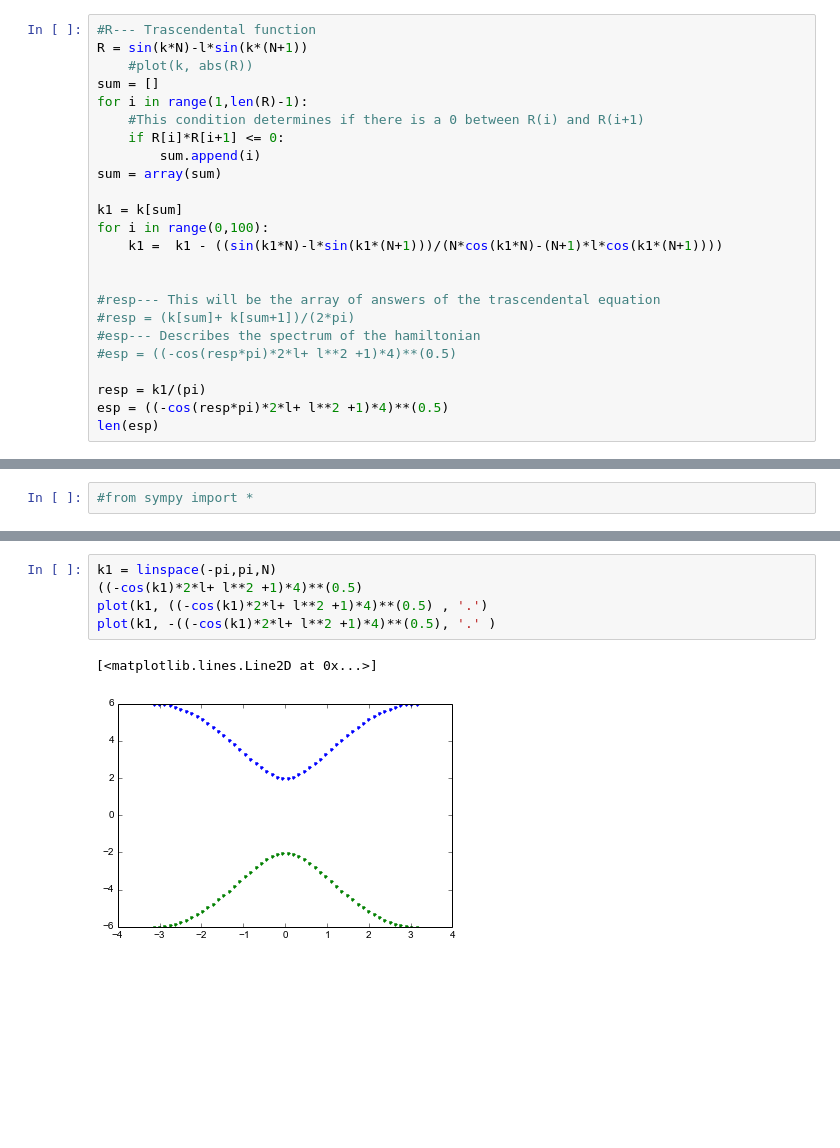
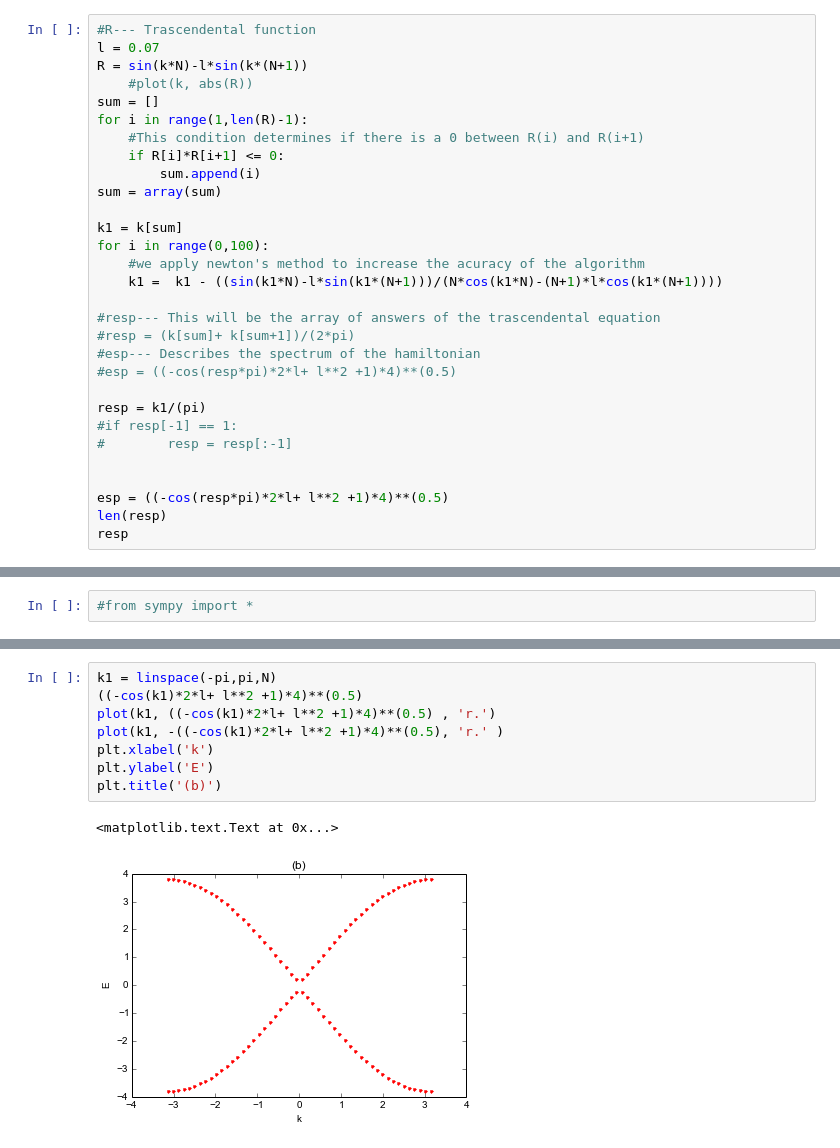
Before and after one commit to cifu9502/Thesis, a Jupyter notebook: Thesis/Solution Trascendental.ipynb, the cells around one changed output, grey strips where cells are left out. Cells and saved outputs as stored; diff of their text form; blank space fills up the shorter version.

```diff
--- a/Thesis/Solution Trascendental.ipynb
+++ b/Thesis/Solution Trascendental.ipynb
@@ -29,5 +91,6 @@ WARNING: pylab import has clobbered these variables: ['sum']
 # %%
 #R--- Trascendental function
+l = 0.07
 R = sin(k*N)-l*sin(k*(N+1))
     #plot(k, abs(R))
 sum = []
@@ -39,8 +102,8 @@ sum = array(sum)
 
 k1 = k[sum]
 for i in range(0,100):
+    #we apply newton's method to increase the acuracy of the algorithm
     k1 =  k1 - ((sin(k1*N)-l*sin(k1*(N+1)))/(N*cos(k1*N)-(N+1)*l*cos(k1*(N+1))))
-
 
 #resp--- This will be the array of answers of the trascendental equation
 #resp = (k[sum]+ k[sum+1])/(2*pi)
@@ -48,6 +111,11 @@ for i in range(0,100):
 #esp = ((-cos(resp*pi)*2*l+ l**2 +1)*4)**(0.5)
 
 resp = k1/(pi)
+#if resp[-1] == 1:
+#        resp = resp[:-1]
+
+
 esp = ((-cos(resp*pi)*2*l+ l**2 +1)*4)**(0.5)
-len(esp)
+len(resp)
+resp
 # %% [output]
@@ -380,10 +421,13 @@ array([ 0.5,  2. ])
 # %%
 k1 = linspace(-pi,pi,N)
 ((-cos(k1)*2*l+ l**2 +1)*4)**(0.5)
-plot(k1, ((-cos(k1)*2*l+ l**2 +1)*4)**(0.5) , '.')
-plot(k1, -((-cos(k1)*2*l+ l**2 +1)*4)**(0.5), '.' )
+plot(k1, ((-cos(k1)*2*l+ l**2 +1)*4)**(0.5) , 'r.')
+plot(k1, -((-cos(k1)*2*l+ l**2 +1)*4)**(0.5), 'r.' )
+plt.xlabel('k')
+plt.ylabel('E')
+plt.title('(b)')
 # %% [output]
-[<matplotlib.lines.Line2D at 0x...>]
+<matplotlib.text.Text at 0x...>
-[figure, old version]
+[figure, new version]
 # %%
 g
```
Also changed, not shown: parts of 40 cells of this notebook, 3 other files.
